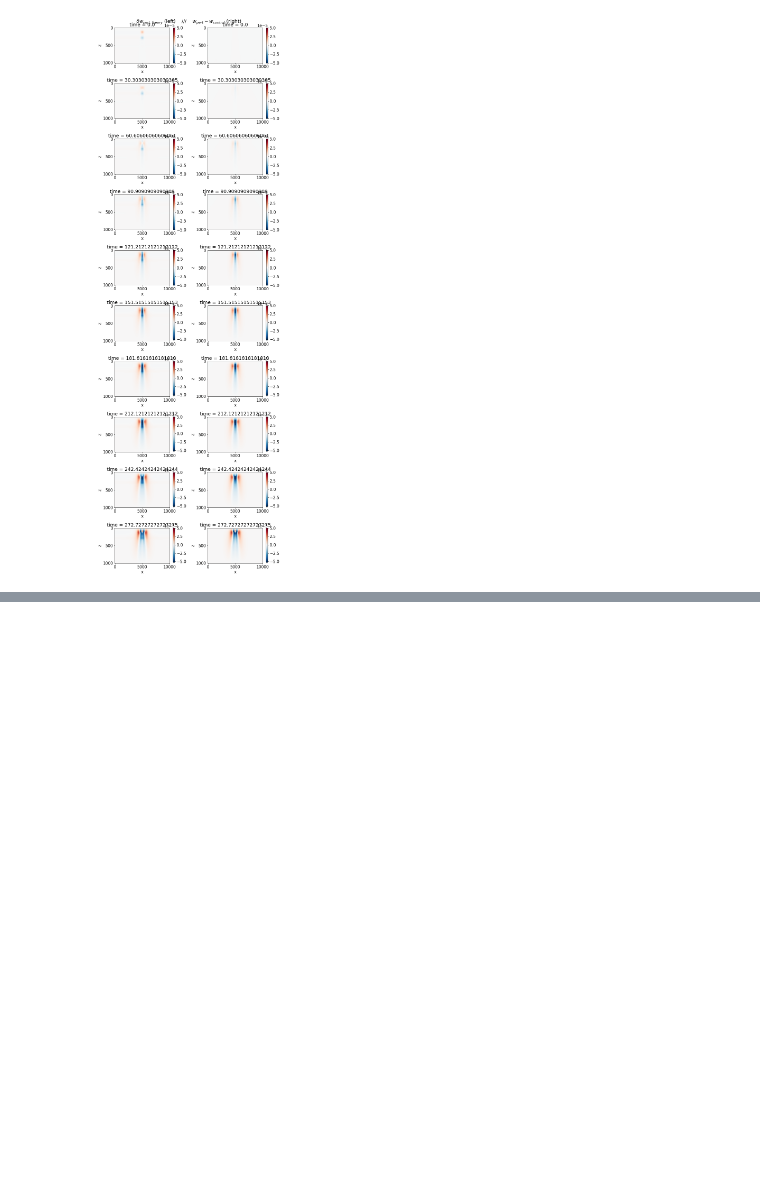
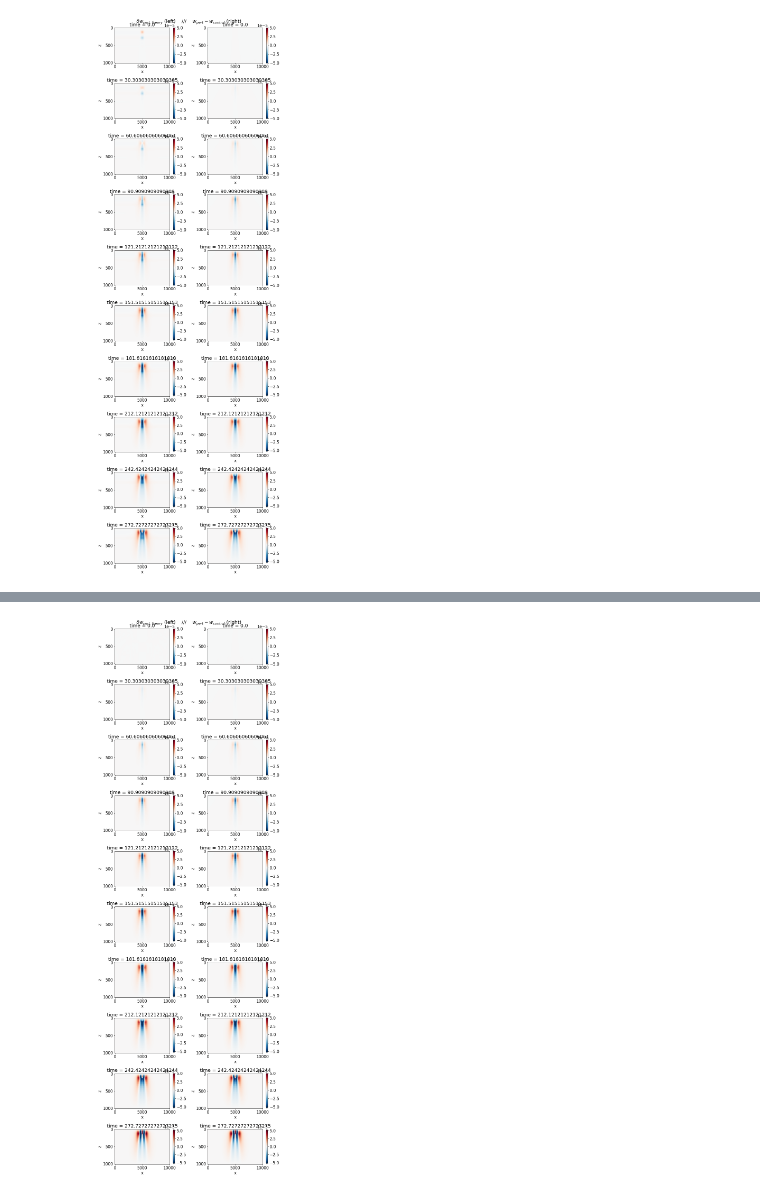
Before and after one commit to qnicolas/IWTomography, a Jupyter notebook: tomo2D.ipynb, the cells around one changed output, grey strips where cells are left out. Saved outputs shown, nothing was run; the diff lists cells and outputs as text; code cells hidden in the pictures; blank space fills up the shorter version.

```diff
--- a/tomo2D.ipynb
+++ b/tomo2D.ipynb
@@ -443,0 +520,11 @@ fig.tight_layout()
+# %%
+fig,ax=plt.subplots(10,2,figsize=(10,30))
+scale=5e-5
+for t in range(10):
+    (pvel.deltaw.isel(time=t)).plot(ax=ax[t,0],y='z',yincrease=False,vmin=-scale,vmax=scale,cmap=plt.cm.RdBu_r)
+    (iwave_pert.w.isel(time=t)-iwave.w.isel(time=t)).plot(ax=ax[t,1],y='z',yincrease=False,vmin=-scale,vmax=scale,cmap=plt.cm.RdBu_r)
+
+fig.suptitle(r"$\delta w_{pert. theory}$ (left)    ///    $w_{pert}-w_{control}$ (right)")
+fig.tight_layout()
+# %% [output]
+[figure, added]
```
Also changed, not shown: parts of 14 cells of this notebook.
